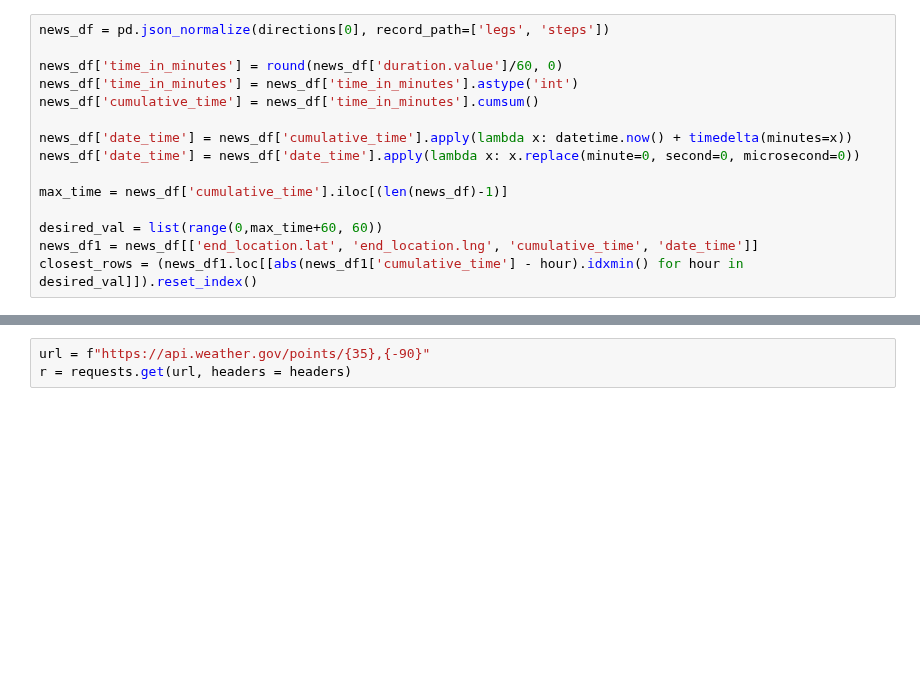
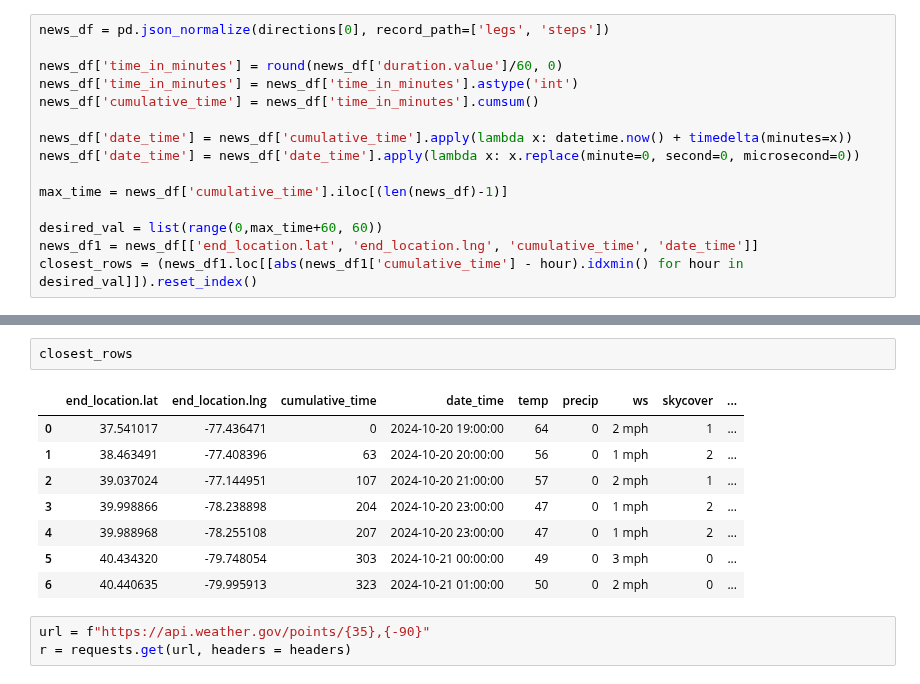
Before and after one commit to shroffr01/PersonalProject, a Jupyter notebook: new_test.ipynb, the cells around one changed output, grey strips where cells are left out. Saved outputs shown, nothing was run; the diff lists cells and outputs as text; blank space fills up the shorter version.

```diff
--- a/new_test.ipynb
+++ b/new_test.ipynb
@@ -182,3 +233,14 @@ temp_list
+# %%
+closest_rows
+# %% [output]
+|  | end_location.lat | end_location.lng | cumulative_time | date_time | temp | precip | ws | skycover | ... |
+| 0 | 37.541017 | -77.436471 | 0 | 2024-10-20 19:00:00 | 64 | 0 | 2 mph | 1 | ... |
+| 1 | 38.463491 | -77.408396 | 63 | 2024-10-20 20:00:00 | 56 | 0 | 1 mph | 2 | ... |
+| 2 | 39.037024 | -77.144951 | 107 | 2024-10-20 21:00:00 | 57 | 0 | 2 mph | 1 | ... |
+| 3 | 39.998866 | -78.238898 | 204 | 2024-10-20 23:00:00 | 47 | 0 | 1 mph | 2 | ... |
+| 4 | 39.988968 | -78.255108 | 207 | 2024-10-20 23:00:00 | 47 | 0 | 1 mph | 2 | ... |
+| 5 | 40.434320 | -79.748054 | 303 | 2024-10-21 00:00:00 | 49 | 0 | 3 mph | 0 | ... |
+| 6 | 40.440635 | -79.995913 | 323 | 2024-10-21 01:00:00 | 50 | 0 | 2 mph | 0 | ... |
 # %%
 url = f"https://api.weather.gov/points/{35},{-90}"
 r = requests.get(url, headers = headers)
```
Also changed, not shown: parts of 16 cells of this notebook, 1 other file.
